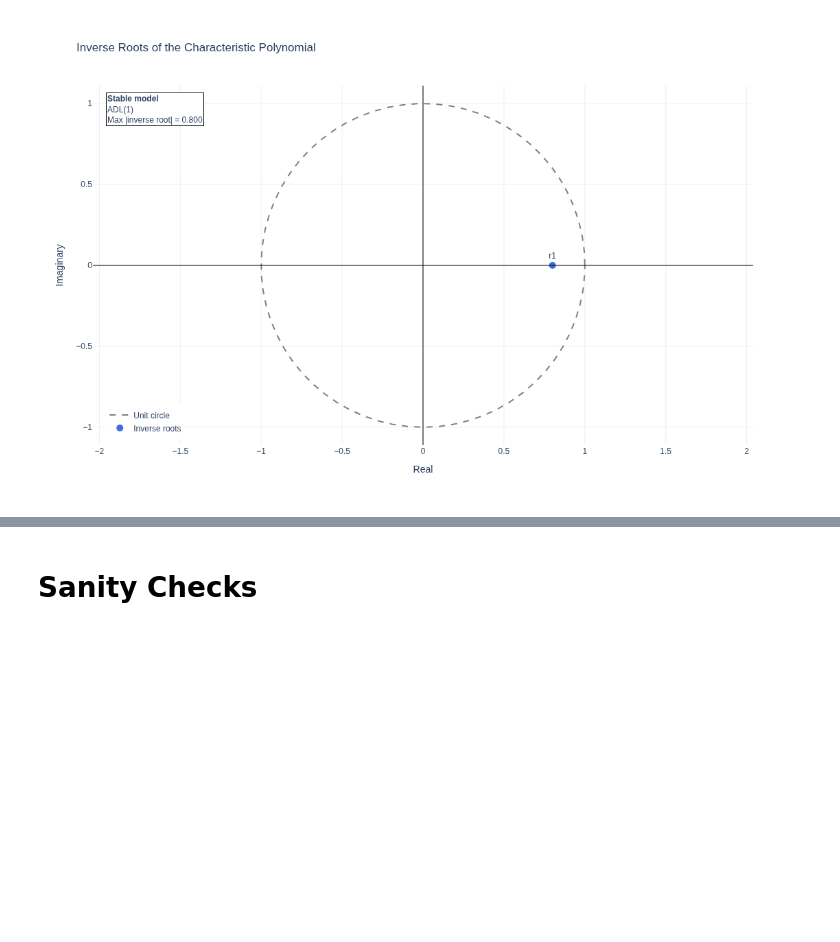
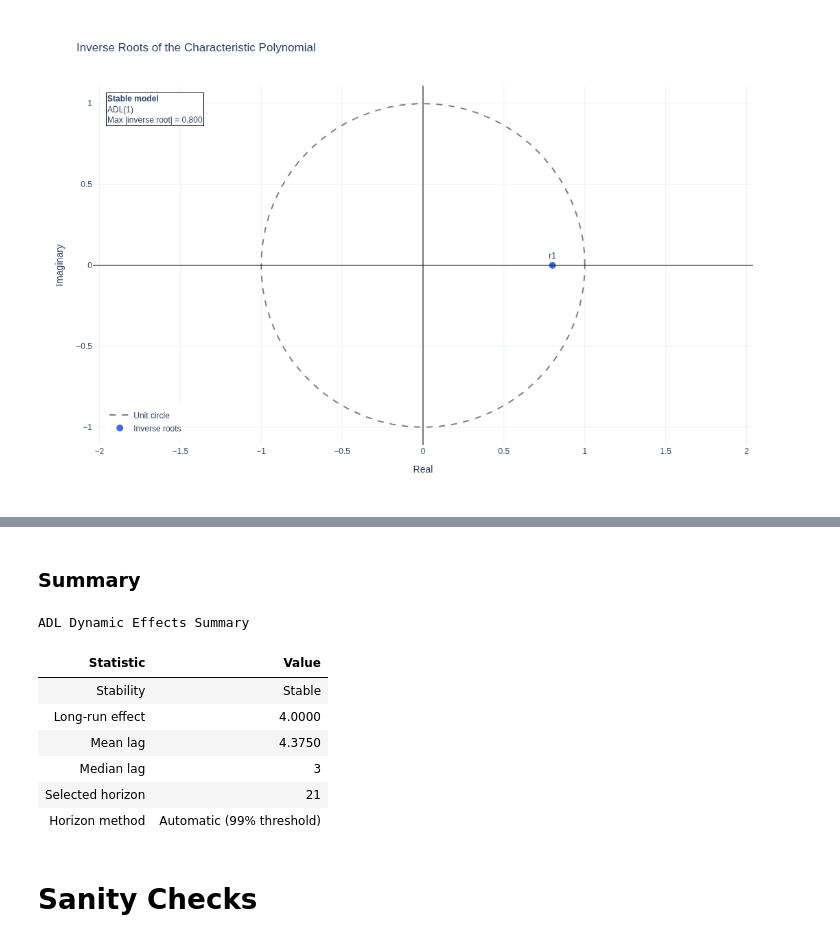
Before and after one commit to maarranz/adl-theory, a Jupyter notebook: ADL_Theory_Demo.ipynb, the cells around one changed output, grey strips where cells are left out. Cells and saved outputs as stored; diff of their text form; code cells hidden in the pictures; blank space fills up the shorter version.

```diff
--- a/ADL_Theory_Demo.ipynb
+++ b/ADL_Theory_Demo.ipynb
@@ -90,3 +143,16 @@ NameError: name 'results' is not defined
+# %% [markdown]
+### Summary
+# %%
+adl.adl_summary(results)
+# %% [output]
+ADL Dynamic Effects Summary
+| Statistic | Value |
+| Stability | Stable |
+| Long-run effect | 4.0000 |
+| Mean lag | 4.3750 |
+| Median lag | 3 |
+| Selected horizon | 21 |
+| Horizon method | Automatic (99% threshold) |
 # %% [markdown]
 # Sanity Checks
 # %% [markdown]
```
Also changed, not shown: parts of 6 cells of this notebook, 2 other files.
